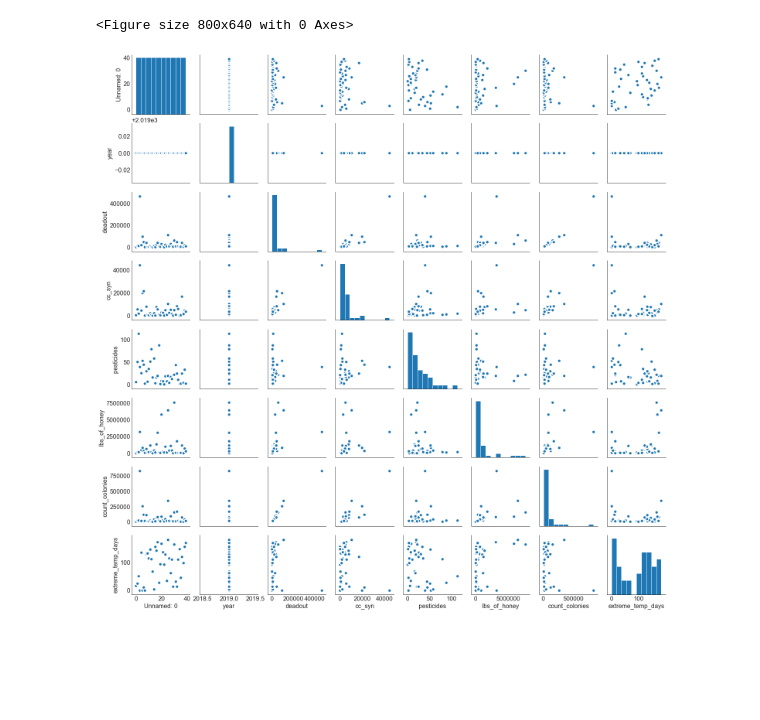
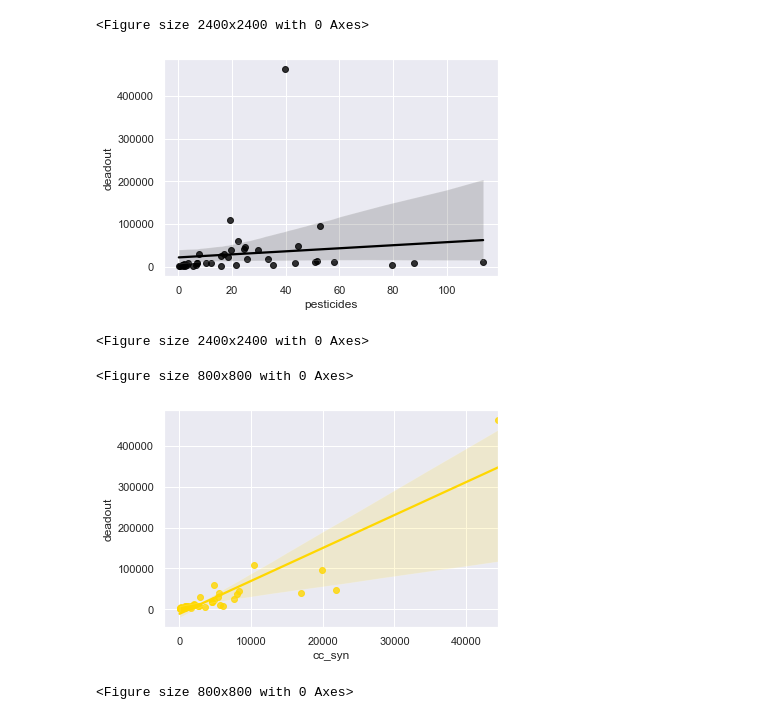
Before and after one commit to gamem001/bees_machine_learning, a Jupyter notebook: machine_learning/plots_testing_correlation.ipynb, the cells around one changed output. Saved outputs shown, nothing was run; the diff lists cells and outputs as text; code cells hidden in the pictures; blank space fills up the shorter version.

Commit message:
Adding EDA Charts

```diff
--- a/machine_learning/plots_testing_correlation.ipynb
+++ b/machine_learning/plots_testing_correlation.ipynb
@@ -32,7 +38,20 @@ bee_data.head()
 # %%
-plt.figure(figsize=(10,8), dpi= 80)
-sns.pairplot(bee_data, kind="scatter", plot_kws=dict(s=80, edgecolor="white", linewidth=2.5))
-plt.show()
+# plt.figure(figsize=(10, 10), dpi= 80)
+# sns.pairplot(bee_data, kind="scatter", plot_kws=dict(s=80, edgecolor="white", linewidth=2.5))
+# plt.show()
-# %% [output]
-<Figure size 800x640 with 0 Axes>
-[figure, removed]
+# %%
+sns.set(color_codes=True)
+sns.regplot(x="pesticides",y="deadout",data=bee_data, color="black");
+plt.figure(figsize=(30, 30), dpi= 80)
+# %% [output]
+<Figure size 2400x2400 with 0 Axes>
+[figure, added]
+<Figure size 2400x2400 with 0 Axes>
+# %%
+sns.set(color_codes=True)
+sns.regplot(x="cc_syn",y="deadout",data=bee_data, color="gold");
+plt.figure(figsize=(30, 30), dpi= 80)
+# %% [output]
+<Figure size 800x800 with 0 Axes>
+[figure, added]
+<Figure size 800x800 with 0 Axes>
```
Also changed, not shown: parts of 11 cells of this notebook, 19 other files.
